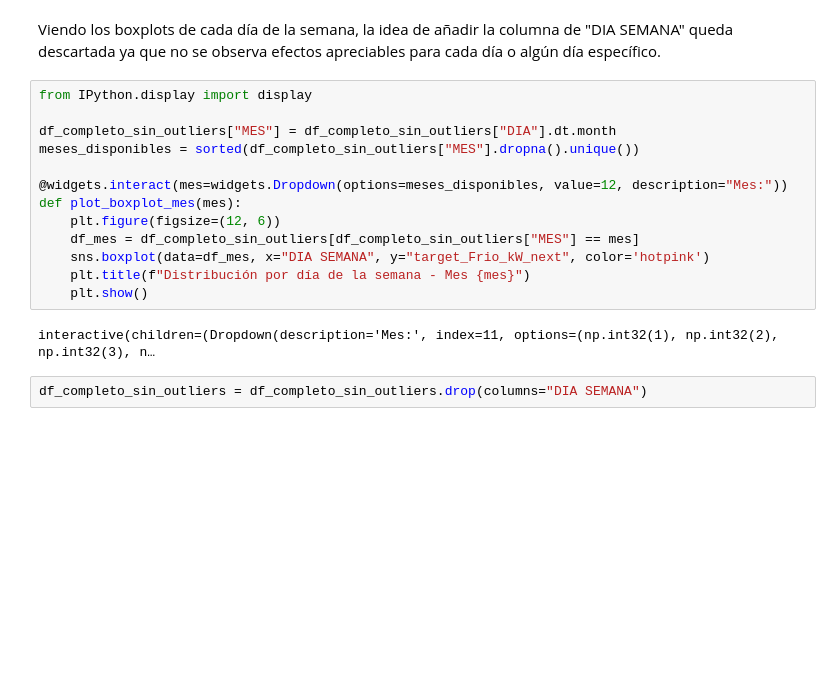
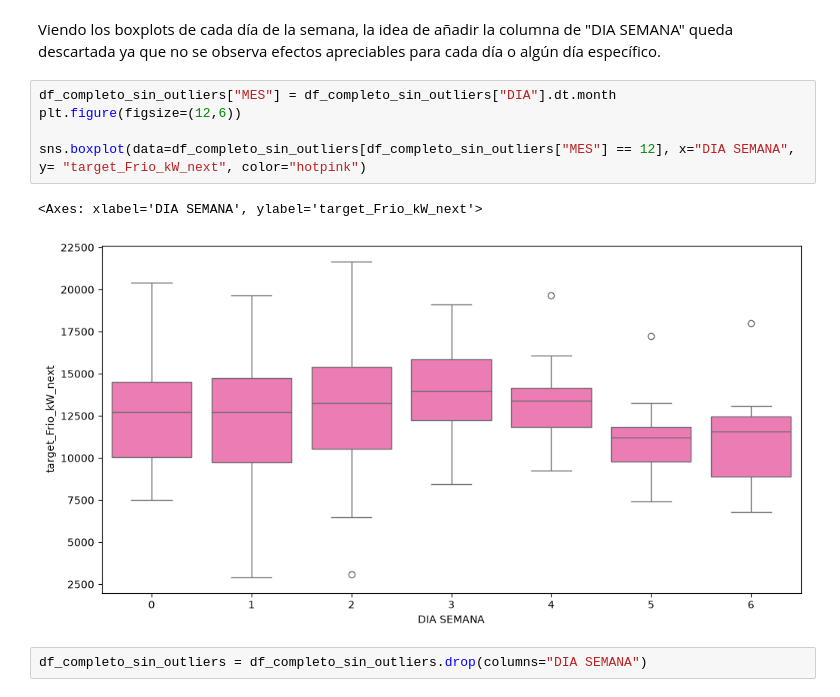
Before and after one commit to ignaciofaule-tech/TPI_LAB2_2026, a Jupyter notebook: notebooks/EDA.ipynb, the cells around one changed output. Cells and saved outputs as stored; diff of their text form; blank space fills up the shorter version.

```diff
--- a/notebooks/EDA.ipynb
+++ b/notebooks/EDA.ipynb
@@ -373,20 +374,13 @@ sns.boxplot(data=df_completo_sin_outliers, x="DIA SEMANA",y= "target_Frio_kW_nex
 # %% [markdown]
 Viendo los boxplots de cada día de la semana, la idea de añadir la columna de "DIA SEMANA" queda descartada ya que no se observa efectos apreciables para cada día o algún día específico.
 # %%
-from IPython.display import display
+df_completo_sin_outliers["MES"] = df_completo_sin_outliers["DIA"].dt.month
+plt.figure(figsize=(12,6))
 
-df_completo_sin_outliers["MES"] = df_completo_sin_outliers["DIA"].dt.month
-meses_disponibles = sorted(df_completo_sin_outliers["MES"].dropna().unique())
-
-@widgets.interact(mes=widgets.Dropdown(options=meses_disponibles, value=12, description="Mes:"))
-def plot_boxplot_mes(mes):
-    plt.figure(figsize=(12, 6))
-    df_mes = df_completo_sin_outliers[df_completo_sin_outliers["MES"] == mes]
-    sns.boxplot(data=df_mes, x="DIA SEMANA", y="target_Frio_kW_next", color='hotpink')
-    plt.title(f"Distribución por día de la semana - Mes {mes}")
-    plt.show()
+sns.boxplot(data=df_completo_sin_outliers[df_completo_sin_outliers["MES"] == 12], x="DIA SEMANA", y= "target_Frio_kW_next", color="hotpink")
 # %% [output]
-interactive(children=(Dropdown(description='Mes:', index=11, options=(np.int32(1), np.int32(2), np.int32(3), n…
+<Axes: xlabel='DIA SEMANA', ylabel='target_Frio_kW_next'>
+[figure, added]
 # %%
 df_completo_sin_outliers = df_completo_sin_outliers.drop(columns="DIA SEMANA")
 # %% [markdown]
```
Also changed, not shown: parts of 1 cell of this notebook.
